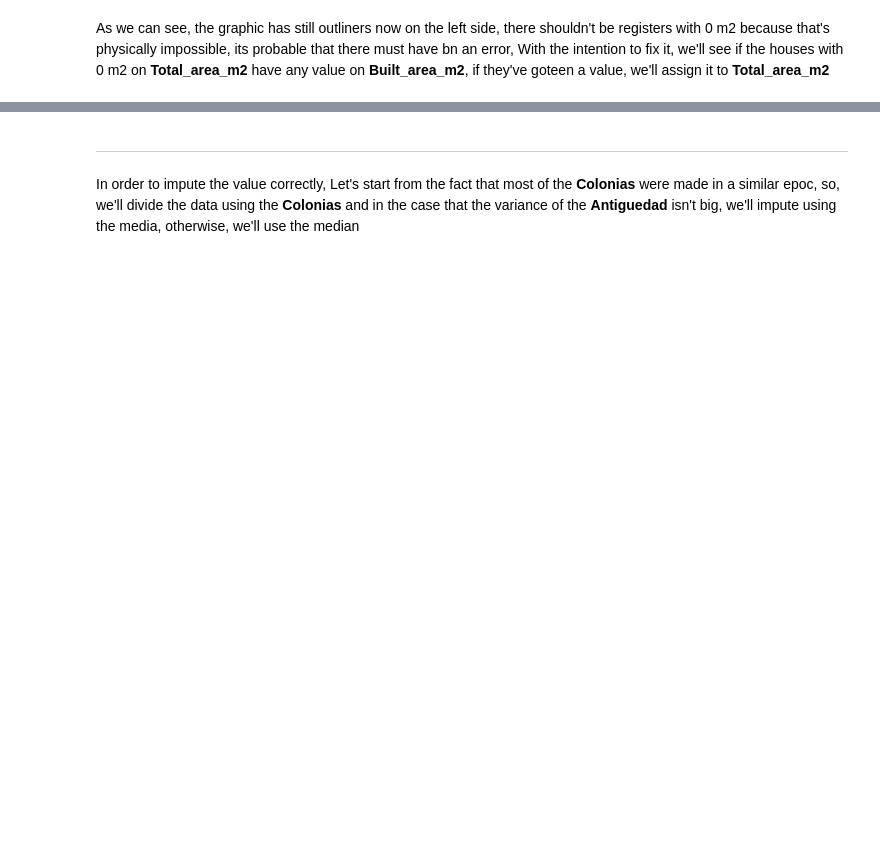
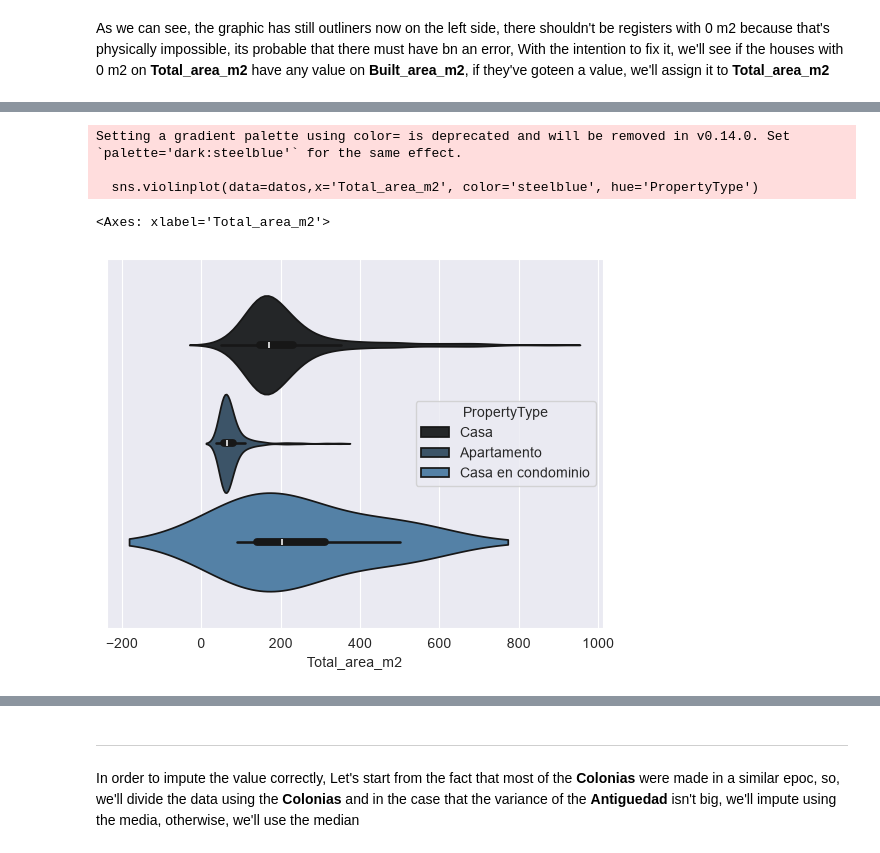
Before and after one commit to gamerOZZY/Zacah_Valuer, a Jupyter notebook: notebooks/Standarization_and_null_values.ipynb, the cells around one changed output, grey strips where cells are left out. Drawn from its saved outputs; the diff is of its cells as text; code cells hidden in the pictures; blank space fills up the shorter version.

```diff
--- a/notebooks/Standarization_and_null_values.ipynb
+++ b/notebooks/Standarization_and_null_values.ipynb
@@ -139,0 +139,8 @@ plt.show()
+# %%
+sns.violinplot(data=datos,x='Total_area_m2', color='steelblue', hue='PropertyType')
+# %% [output]
+Setting a gradient palette using color= is deprecated and will be removed in v0.14.0. Set `palette='dark:steelblue'` for the same effect.
+
+  sns.violinplot(data=datos,x='Total_area_m2', color='steelblue', hue='PropertyType')
+<Axes: xlabel='Total_area_m2'>
+[figure, added]
```
Also changed, not shown: parts of 35 cells of this notebook, 2 other files.
